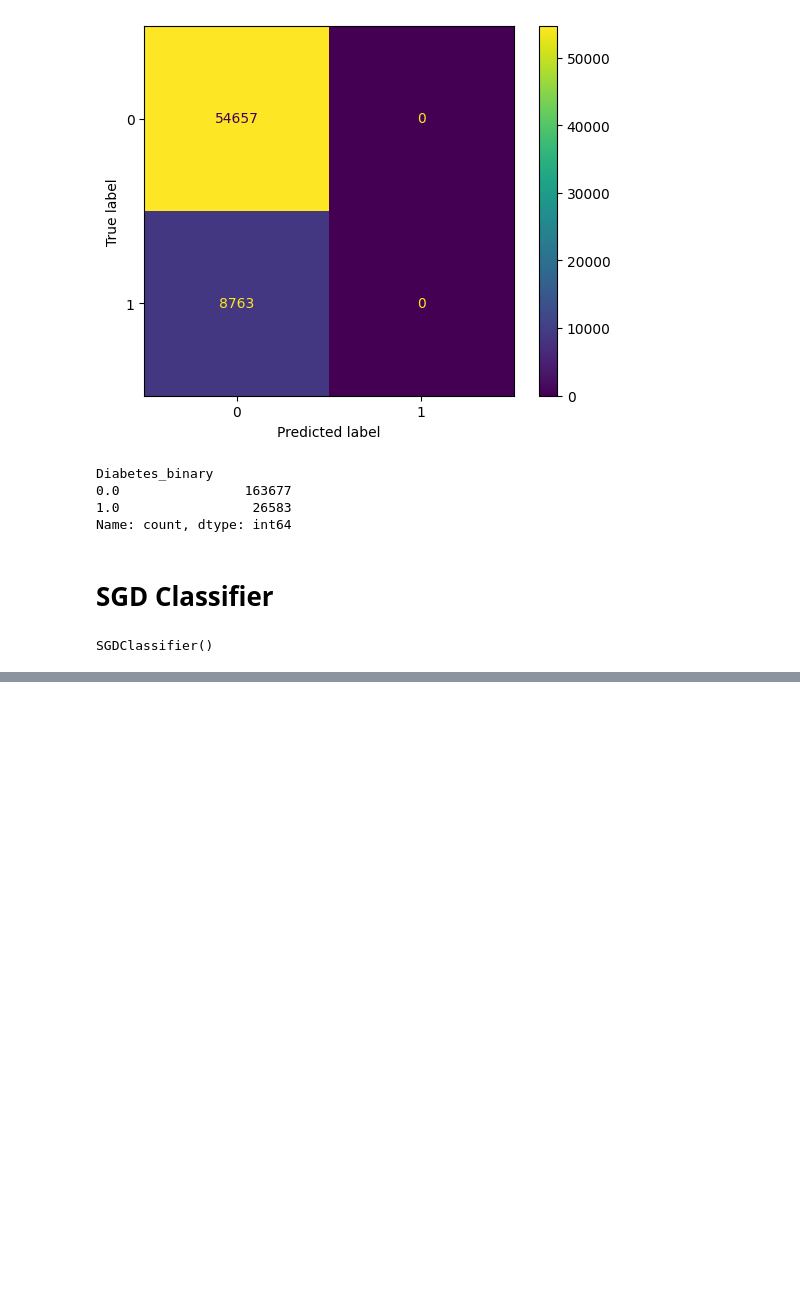
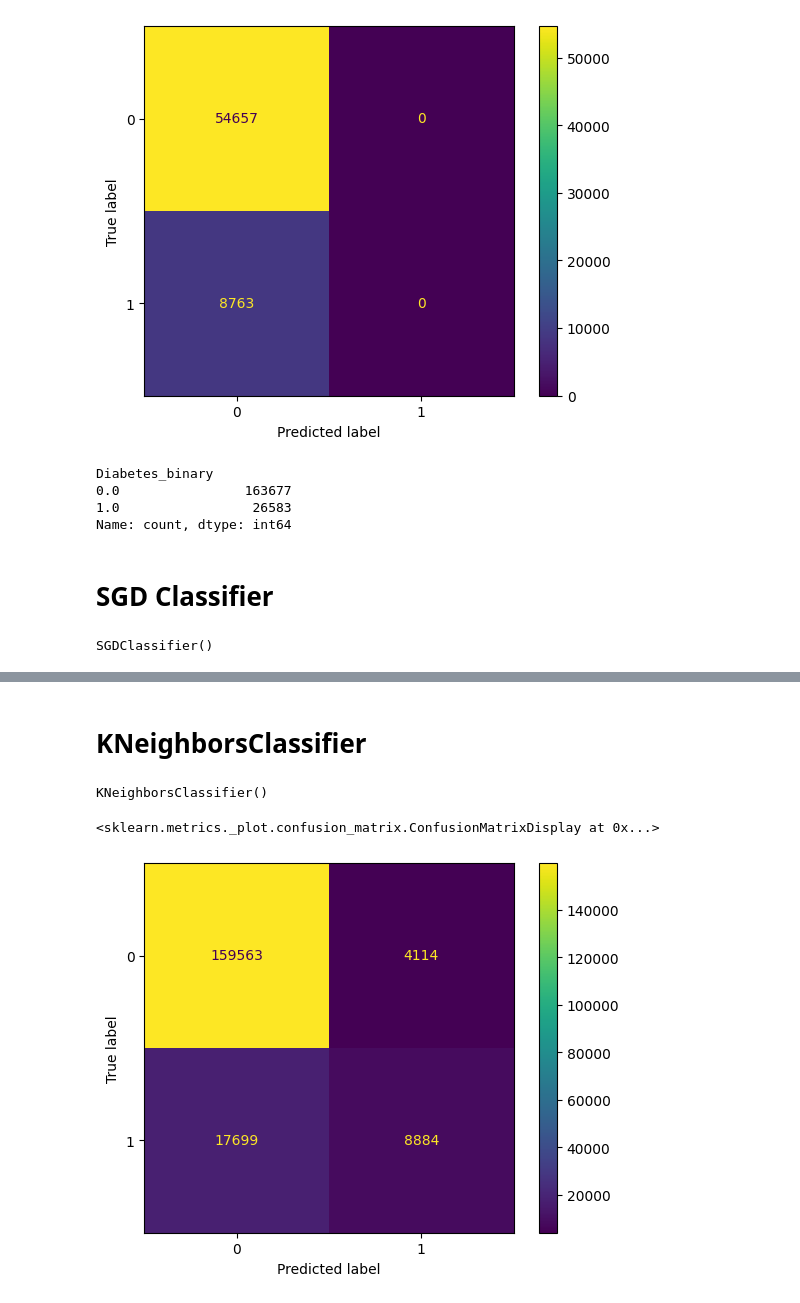
Before and after one commit to Grade123/NTNU-IE500618-Assignment-2, a Jupyter notebook: notebooks/diabetes_classification.ipynb, the cells around one changed output, grey strips where cells are left out. Saved outputs shown, nothing was run; the diff lists cells and outputs as text; code cells hidden in the pictures; blank space fills up the shorter version.

Commit message:
Added Nearest Neighbor classifier

```diff
--- a/notebooks/diabetes_classification.ipynb
+++ b/notebooks/diabetes_classification.ipynb
@@ -74,0 +102,15 @@ ConfusionMatrixDisplay(cm).plot()
+# %% [markdown]
+# KNeighborsClassifier
+# %%
+knClassifier = KNeighborsClassifier()
+knClassifier.fit(X_train, y_train)
+# %% [output]
+KNeighborsClassifier()
+# %%
+y_pred = knClassifier.predict(X_train)
+cm = confusion_matrix(y_train, y_pred)
+
+ConfusionMatrixDisplay(cm).plot()
+# %% [output]
+<sklearn.metrics._plot.confusion_matrix.ConfusionMatrixDisplay at 0x...>
+[figure, added]
```
Also changed, not shown: parts of 7 cells of this notebook.
